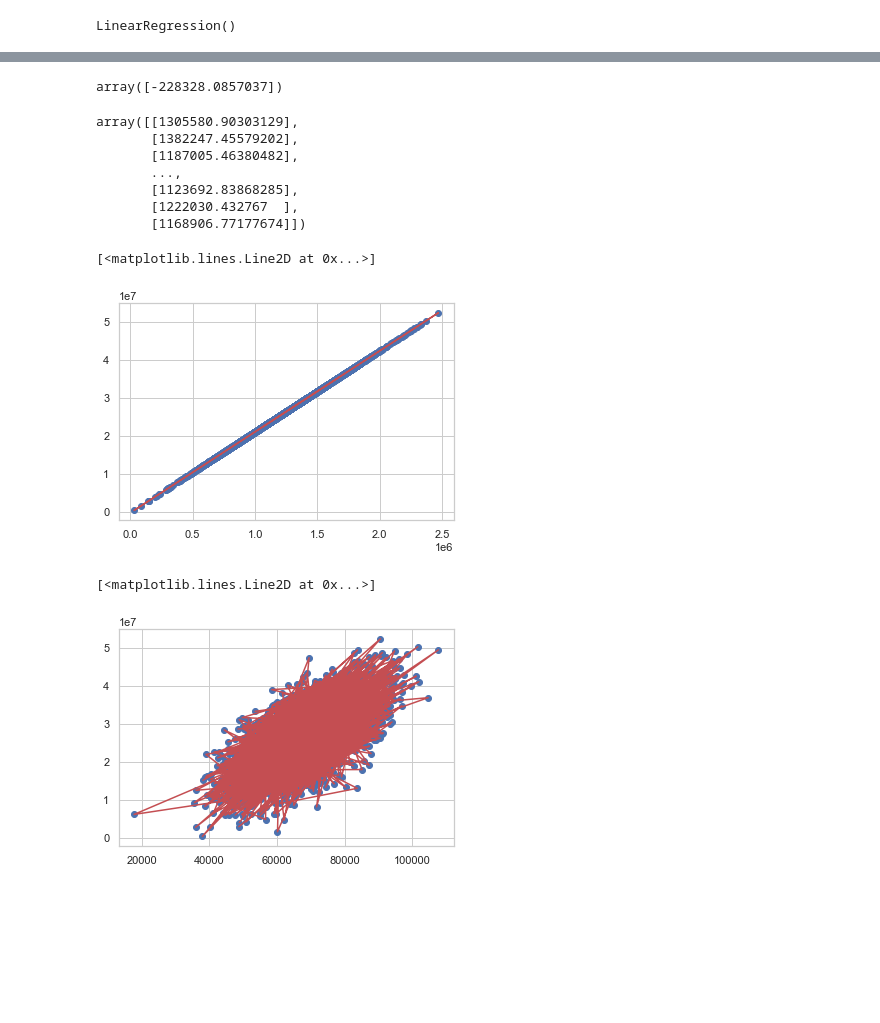
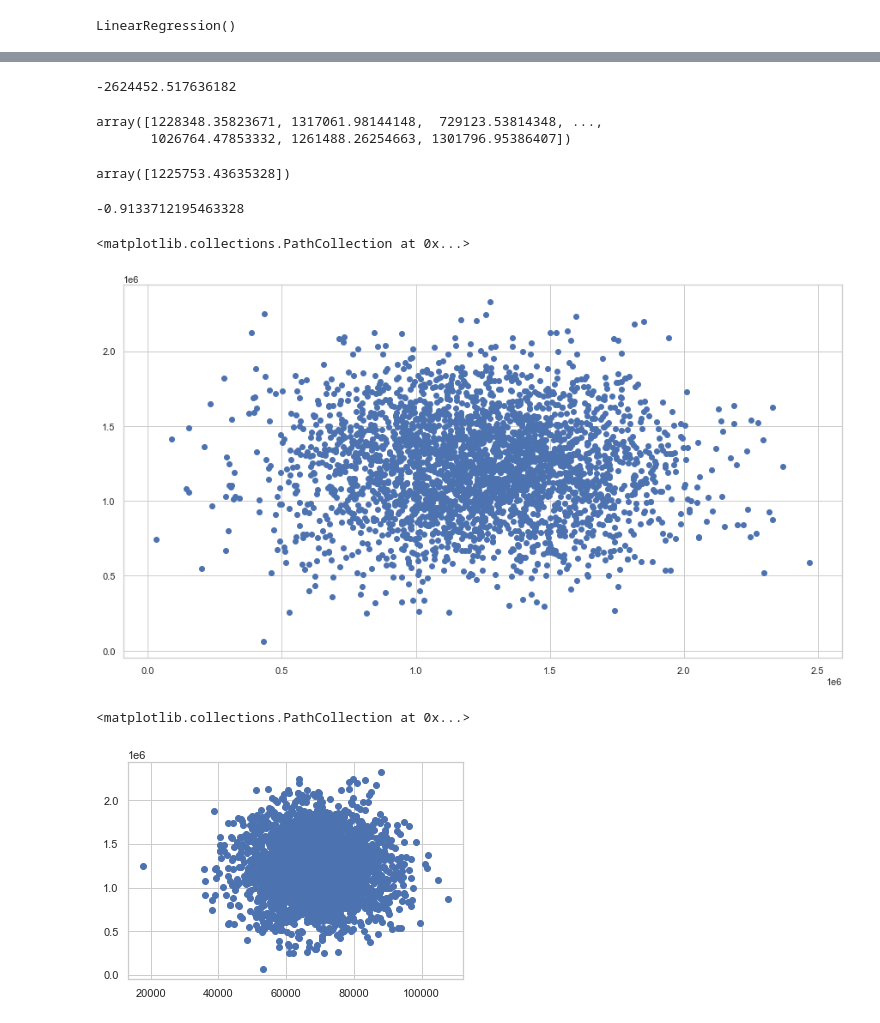
Before and after one commit to mfouquier/5400-Python-DataScience, a Jupyter notebook: Fouquier10.ipynb, the cells around one changed output, grey strips where cells are left out. Cells and saved outputs as stored; diff of their text form; code cells hidden in the pictures; blank space fills up the shorter version.

```diff
--- a/Fouquier10.ipynb
+++ b/Fouquier10.ipynb
@@ -32,2 +10,0 @@ Name: Price, dtype: float64
-# %%
-df.fillna(value=123177, inplace=True)
@@ -55,6 +75,8 @@ model = LinearRegression(fit_intercept = True)
 # %%
 # Fit the first 2999 (X[:3000] samples from the data set.
-model.fit(X_income[:3000], y_price[:3000])
+X = df[['Avg. Area Income', 'Avg. Area House Age', 'Avg. Area Number of Rooms','Area Population']]
+y = df.Price
+model.fit(X[:3000], y[:3000])
 # %% [output]
 LinearRegression()
 # %%
@@ -65,39 +87,41 @@ array([[21.3283842]])
-# %%
-model.intercept_
-# %% [output]
-array([-228328.0857037])
+# %%
+model.intercept_
+# %% [output]
+-2624452.517636182
 # %%
 # Using the model, predict the house price for the remaining samples (X[3000:]).
-predict = model.predict(X_income[3000:])
-predict
+y_predict = model.predict(X[2000:])
+y_predict
 # %% [output]
-array([[1305580.90303129],
-       [1382247.45579202],
-       [1187005.46380482],
-       ...,
-       [1123692.83868285],
-       [1222030.432767  ],
-       [1168906.77177674]])
+array([1228348.35823671, 1317061.98144148,  729123.53814348, ...,
+       1026764.47853332, 1261488.26254663, 1301796.95386407])
+# %%
+#Test the model with known values
+model.predict([[79545.45857, 5.682861, 7.009188, 23086.80050]])
+# %% [output]
+array([1225753.43635328])
+# %%
+#Evaluate the model with r2_score --> 91%
+from sklearn.metrics import r2_score
+r2_score(y[:3000], y_predict)
+# %% [output]
+-0.9133712195463328
 # %%
 # Create a scatter plot of the predicted house price and the actual house price using the first 2999 samples.
-
-predict1 = model.predict(y_price[:3000])
-predict1
-
-plt.scatter(y[:3000],predict1)
-plt.plot(y[:3000],predict1,c='r')
+plt.figure(figsize=(15,8))
+plt.scatter(y[:3000],y_predict)
 # %% [output]
-[<matplotlib.lines.Line2D at 0x...>]
+<matplotlib.collections.PathCollection at 0x...>
-[figure, old version]
+[figure, new version]
 # %%
 # What would you conclude from viewing the plot?
 # %%
 # Create a scatter plot of the ‘Ave Area Income’ and the predicted Price.
-
-plt.scatter(X_income[:3000],predict1)
-plt.plot(X_income[:3000],predict1,c='r')
+X_income = X['Avg. Area Income']
+plt.scatter(X_income[:3000],y_predict)
+#plt.plot(X_income[:3000],y_predict,c='r')
 # %% [output]
-[<matplotlib.lines.Line2D at 0x...>]
+<matplotlib.collections.PathCollection at 0x...>
-[figure, old version]
+[figure, new version]
 # %%
 # Create a scatter plot of the ‘Ave Area House Age’ and the predicted Price.
```
Also changed, not shown: parts of 16 cells of this notebook.
